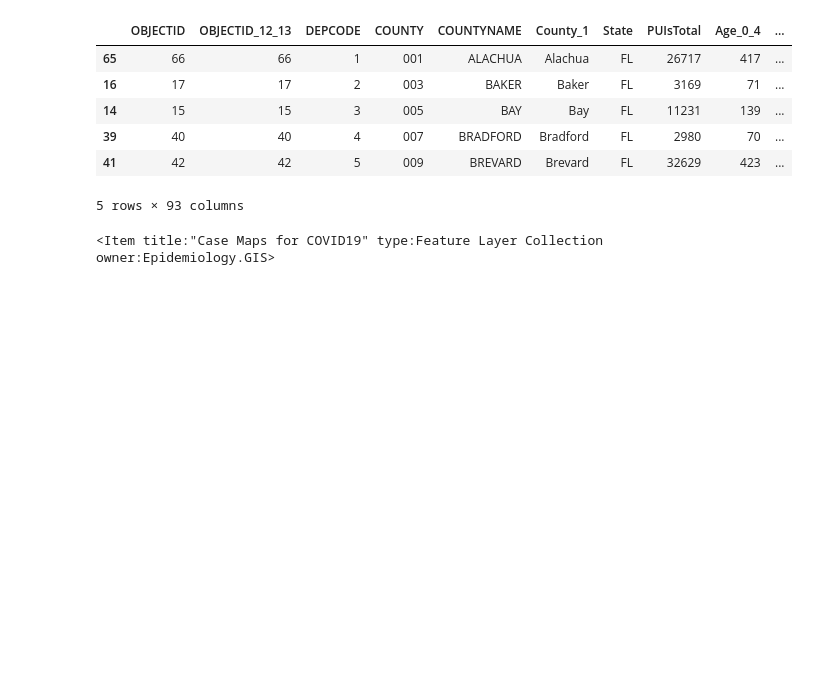
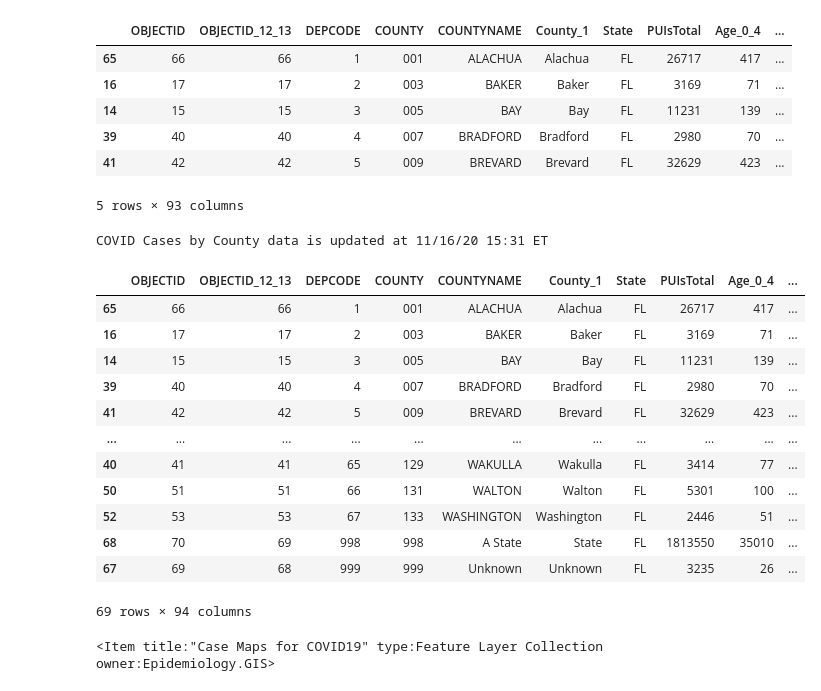
Before and after one commit to xhqiao89/florida_covid_daily_update, a Jupyter notebook: 1_COVID_Daily_Cases_Process.ipynb, the cells around one changed output. Saved outputs shown, nothing was run; the diff lists cells and outputs as text; code cells hidden in the pictures; blank space fills up the shorter version.

```diff
--- a/1_COVID_Daily_Cases_Process.ipynb
+++ b/1_COVID_Daily_Cases_Process.ipynb
@@ -54,6 +54,30 @@ df_Case.head()
 | 39 | 40 | 40 | 4 | 007 | BRADFORD | Bradford | FL | 2980 | 70 | ... |
 | 41 | 42 | 42 | 5 | 009 | BREVARD | Brevard | FL | 32629 | 423 | ... |
 5 rows × 93 columns
+# %%
+covid_data_updated = covid_cases.layers[0].properties.editingInfo.lastEditDate
+covid_update_time = datetime.fromtimestamp(covid_data_updated/1000).strftime('%m/%d/%y %H:%M ET')
+print("COVID Cases by County data is updated at {}".format(covid_update_time))
+# %% [output]
+COVID Cases by County data is updated at 11/16/20 15:31 ET
+# %%
+# add covid data update time to excel file - df_Case "Florida_COVID19_Cases_by_County" sheet
+df_Case['UpdateTime'] = covid_update_time
+df_Case
+# %% [output]
+|  | OBJECTID | OBJECTID_12_13 | DEPCODE | COUNTY | COUNTYNAME | County_1 | State | PUIsTotal | Age_0_4 | ... |
+| 65 | 66 | 66 | 1 | 001 | ALACHUA | Alachua | FL | 26717 | 417 | ... |
+| 16 | 17 | 17 | 2 | 003 | BAKER | Baker | FL | 3169 | 71 | ... |
+| 14 | 15 | 15 | 3 | 005 | BAY | Bay | FL | 11231 | 139 | ... |
+| 39 | 40 | 40 | 4 | 007 | BRADFORD | Bradford | FL | 2980 | 70 | ... |
+| 41 | 42 | 42 | 5 | 009 | BREVARD | Brevard | FL | 32629 | 423 | ... |
+| ... | ... | ... | ... | ... | ... | ... | ... | ... | ... | ... |
+| 40 | 41 | 41 | 65 | 129 | WAKULLA | Wakulla | FL | 3414 | 77 | ... |
+| 50 | 51 | 51 | 66 | 131 | WALTON | Walton | FL | 5301 | 100 | ... |
+| 52 | 53 | 53 | 67 | 133 | WASHINGTON | Washington | FL | 2446 | 51 | ... |
+| 68 | 70 | 69 | 998 | 998 | A State | State | FL | 1813550 | 35010 | ... |
+| 67 | 69 | 68 | 999 | 999 | Unknown | Unknown | FL | 3235 | 26 | ... |
+69 rows × 94 columns
 # %%
 covid_by_population_id = '09e0d01d8e8e46b6ae678c256d918178'
 covid_popu = gis.content.get(covid_by_population_id)
```
Also changed, not shown: parts of 16 cells of this notebook.
